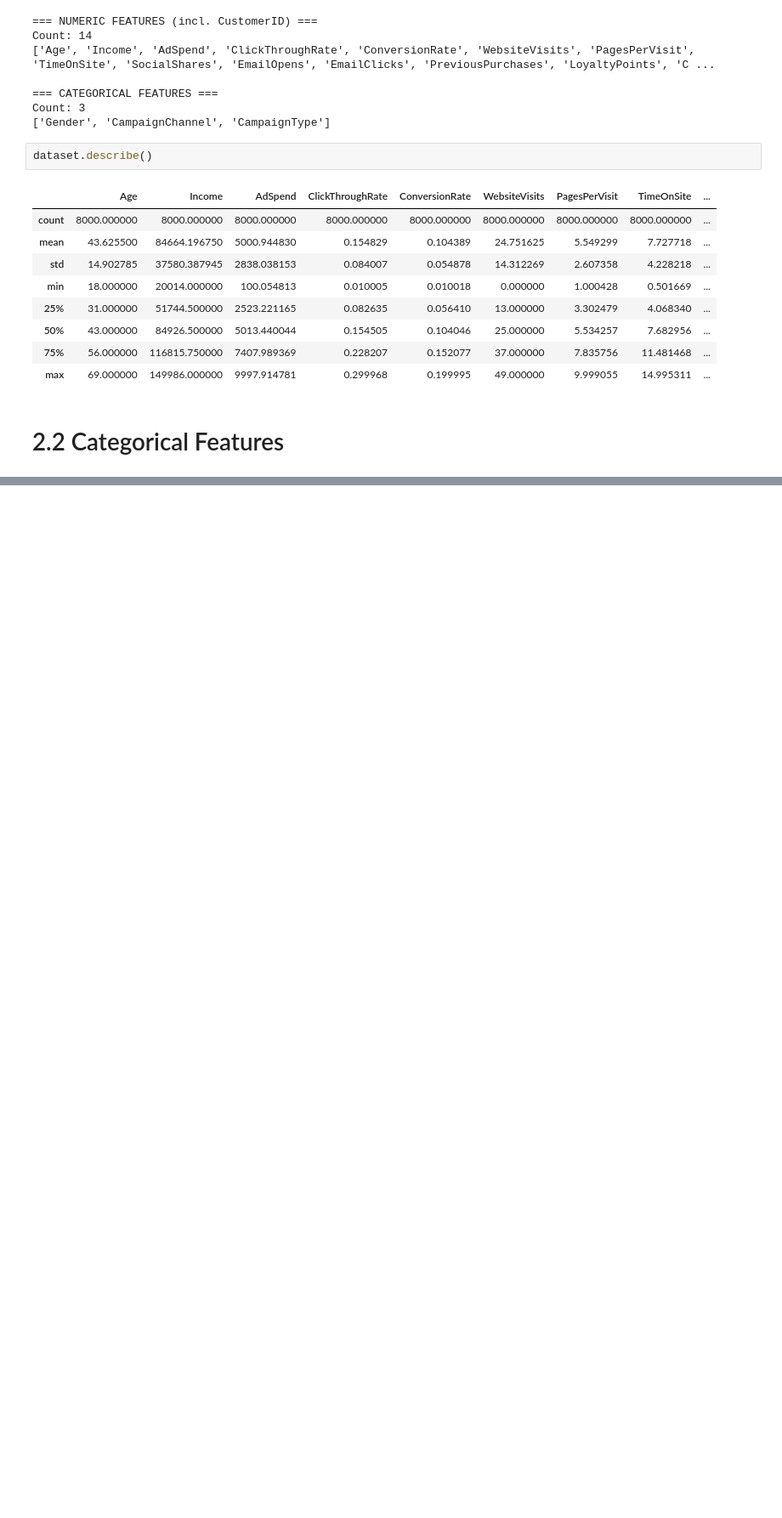
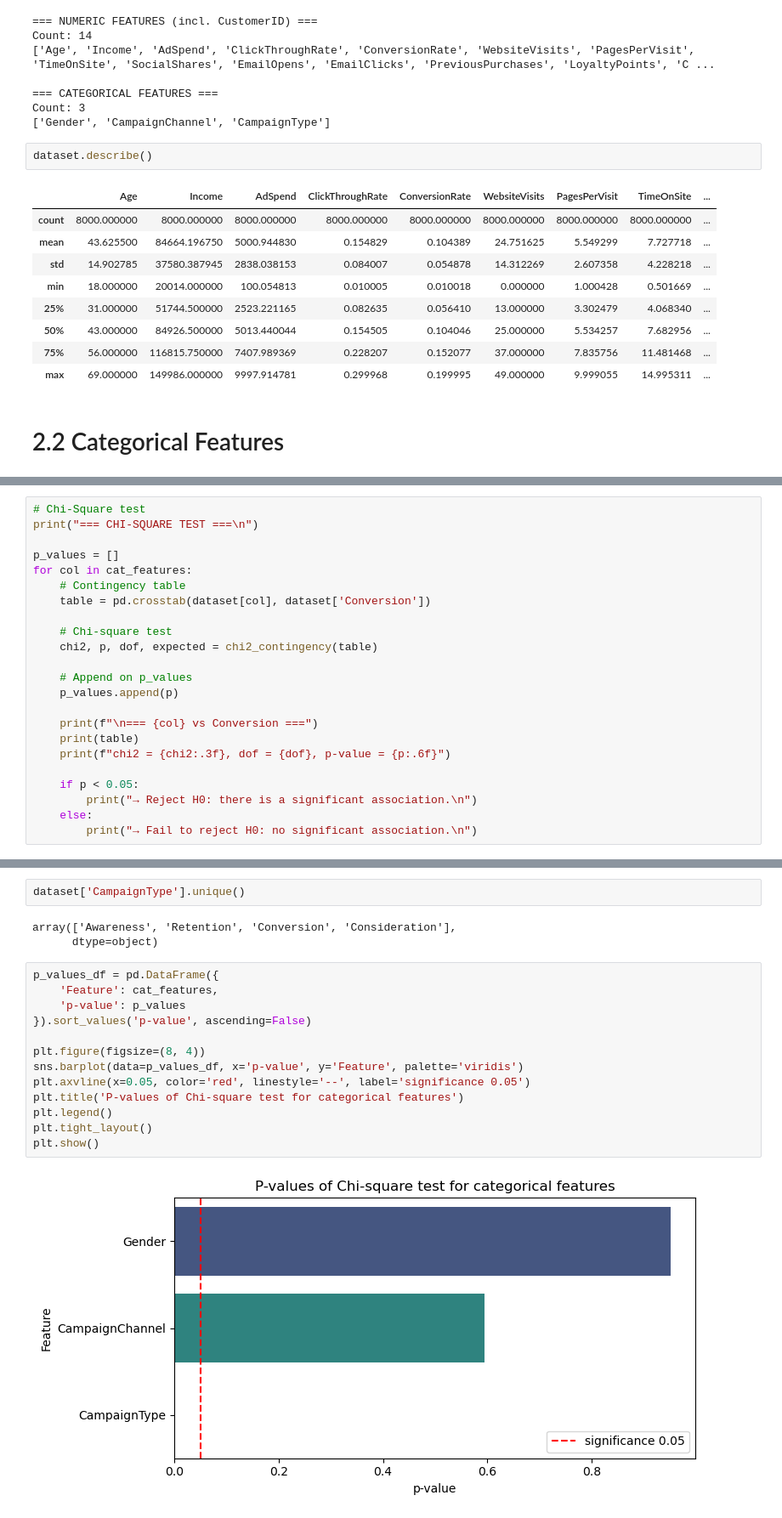
Before and after one commit to victorhrls/Digital-Marketing-Conversion, a Jupyter notebook: ab_test_eda.ipynb, the cells around one changed output, grey strips where cells are left out. Shown: that part at 85% size. Saved outputs shown, nothing was run; the diff lists cells and outputs as text; blank space fills up the shorter version.

Commit message:
Chi-square test

```diff
--- a/ab_test_eda.ipynb
+++ b/ab_test_eda.ipynb
@@ -159,0 +274,23 @@ nums = len(cat_features)
+# %%
+# Chi-Square test
+print("=== CHI-SQUARE TEST ===\n")
+
+p_values = []
+for col in cat_features:
+    # Contingency table
+    table = pd.crosstab(dataset[col], dataset['Conversion'])
+
+    # Chi-square test
+    chi2, p, dof, expected = chi2_contingency(table)
+
+    # Append on p_values
+    p_values.append(p)
+
+    print(f"\n=== {col} vs Conversion ===")
+    print(table)
+    print(f"chi2 = {chi2:.3f}, dof = {dof}, p-value = {p:.6f}")
+
+    if p < 0.05:
+        print("→ Reject H0: there is a significant association.\n")
+    else:
+        print("→ Fail to reject H0: no significant association.\n")
@@ -159,0 +315,20 @@ nums = len(cat_features)
+# %%
+dataset['CampaignType'].unique()
+# %% [output]
+array(['Awareness', 'Retention', 'Conversion', 'Consideration'],
+      dtype=object)
+# %%
+p_values_df = pd.DataFrame({
+    'Feature': cat_features,
+    'p-value': p_values
+}).sort_values('p-value', ascending=False)
+
+plt.figure(figsize=(8, 4))
+sns.barplot(data=p_values_df, x='p-value', y='Feature', palette='viridis')
+plt.axvline(x=0.05, color='red', linestyle='--', label='significance 0.05')
+plt.title('P-values of Chi-square test for categorical features')
+plt.legend()
+plt.tight_layout()
+plt.show()
+# %% [output]
+[figure, added]
```
Also changed, not shown: parts of 7 cells of this notebook.
